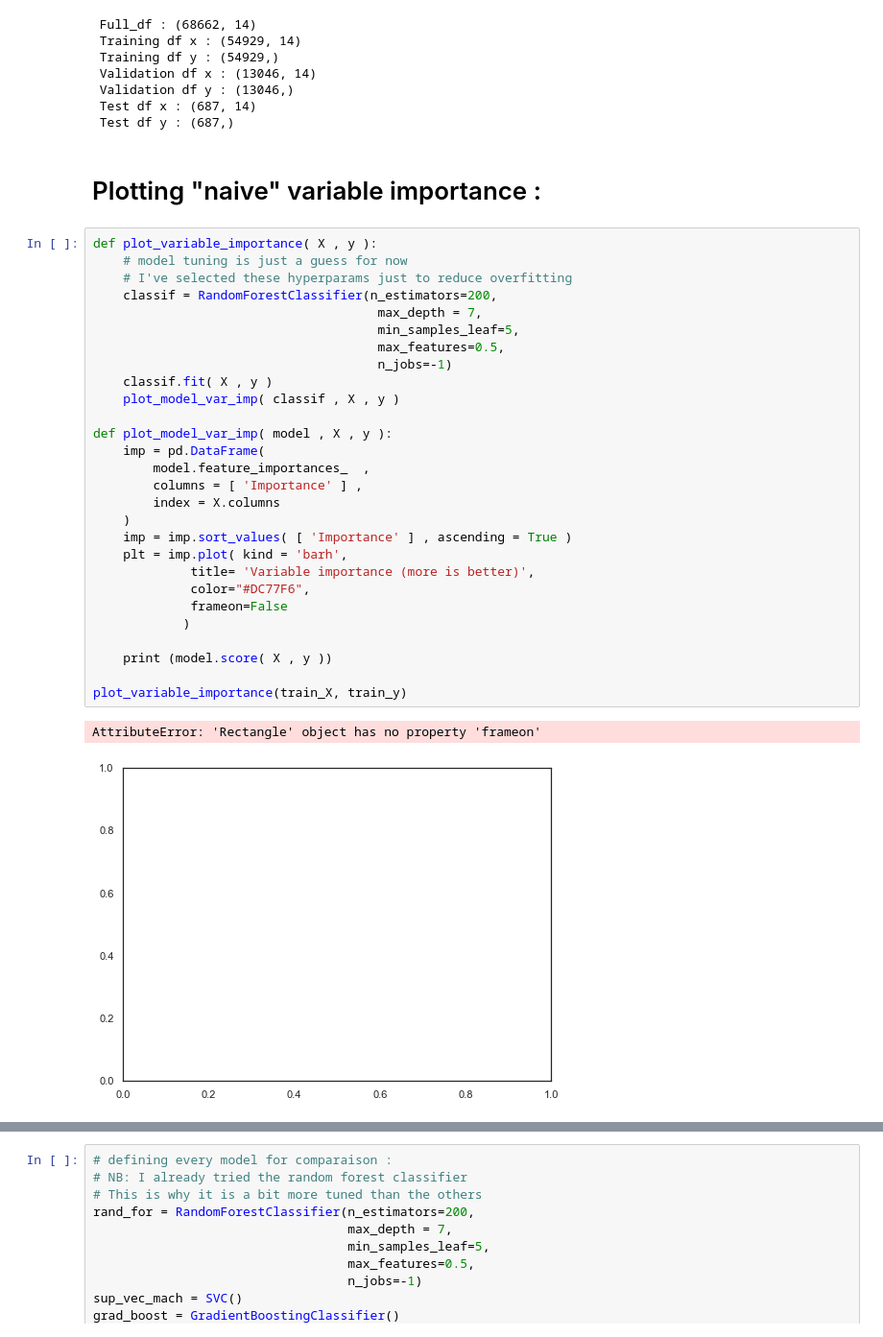
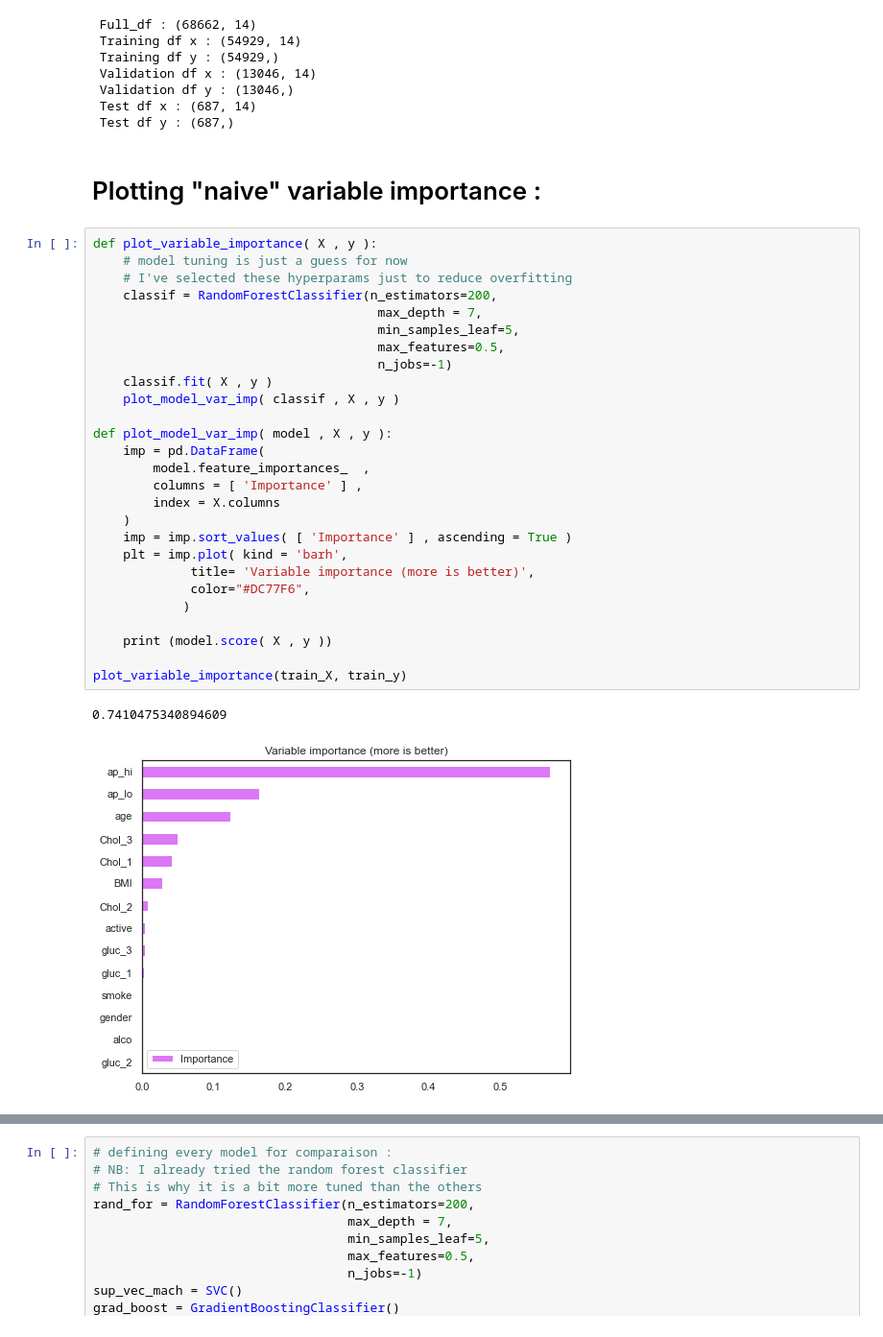
Before and after one commit to pasaunier/FDD_Projet_H, a Jupyter notebook: classification_saunier_rendu.ipynb, the cells around one changed output, grey strips where cells are left out. Shown: that part at 96% size. Cells and saved outputs as stored; diff of their text form.

```diff
--- a/classification_saunier_rendu.ipynb
+++ b/classification_saunier_rendu.ipynb
@@ -307,36 +307,35 @@ print(" Full_df :", full_df.shape,"\n",
  Validation df y : (13046,)
  Test df x : (687, 14)
  Test df y : (687,)
-# %% [markdown]
-# Plotting  "naive" variable importance :
+# %% [markdown]
+# Plotting  "naive" variable importance :
 # %%
 def plot_variable_importance( X , y ):
     # model tuning is just a guess for now
     # I've selected these hyperparams just to reduce overfitting
     classif = RandomForestClassifier(n_estimators=200,
                                       max_depth = 7,
                                       min_samples_leaf=5,
                                       max_features=0.5,
                                       n_jobs=-1)
     classif.fit( X , y )
     plot_model_var_imp( classif , X , y )
 
 def plot_model_var_imp( model , X , y ):
     imp = pd.DataFrame(
         model.feature_importances_  ,
         columns = [ 'Importance' ] ,
         index = X.columns
     )
     imp = imp.sort_values( [ 'Importance' ] , ascending = True )
     plt = imp.plot( kind = 'barh',
              title= 'Variable importance (more is better)',
              color="#DC77F6",
-             frameon=False
             )
 
     print (model.score( X , y ))
 
 plot_variable_importance(train_X, train_y)
 # %% [output]
-AttributeError: 'Rectangle' object has no property 'frameon'
+0.7410475340894609
-[figure, old version]
+[figure, new version]
```
Also changed, not shown: parts of 33 cells of this notebook.
